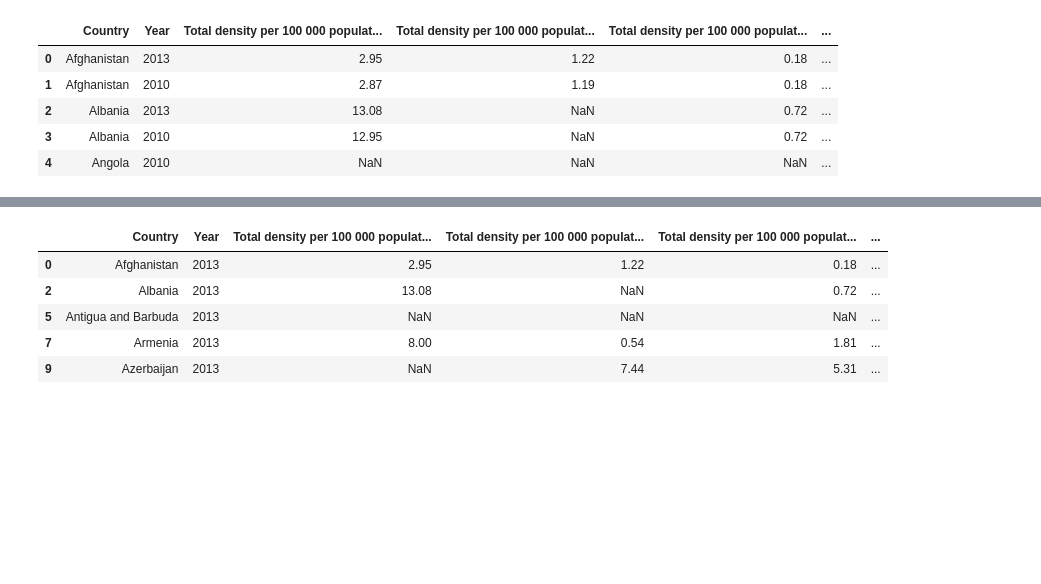
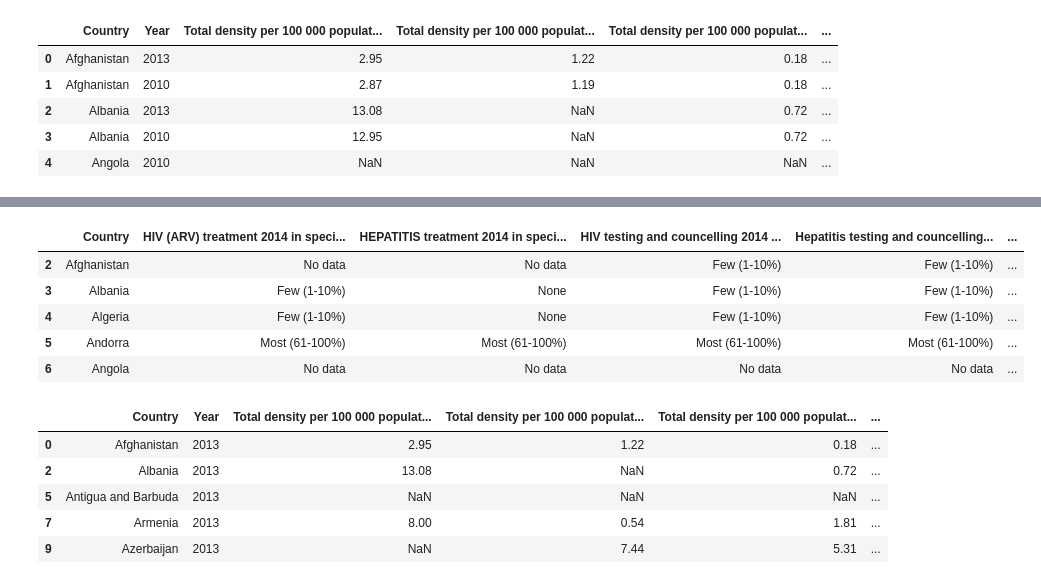
Before and after one commit to nvanrompaey/ImpactsHIVTreatment, a Jupyter notebook: CapstoneHIVtestings.ipynb, the cells around one changed output, grey strips where cells are left out. Cells and saved outputs as stored; diff of their text form; code cells hidden in the pictures; blank space fills up the shorter version.

```diff
--- a/CapstoneHIVtestings.ipynb
+++ b/CapstoneHIVtestings.ipynb
@@ -247,6 +230,23 @@ df4.head()
 | 2 | Afghanistan | No data | No data | Few (1-10%) | Few (1-10%) | ... |
 | 3 | Albania | Few (1-10%) | None | Few (1-10%) | Few (1-10%) | ... |
 | 4 | Algeria | Few (1-10%) | None | Few (1-10%) | Few (1-10%) | ... |
+# %%
+df4.columns = ['Country','HIV (ARV) treatment 2014 in specialized facilities and services',
+               'HEPATITIS treatment 2014 in specialized facilities and services',
+               'HIV testing and councelling 2014 in specialized facilities and services',
+               'Hepatitis testing and councelling 2014 in specialized facilities and services',
+               'Hepatitis Vaccination 2014 in specialized facilities and services']
+# %%
+df44 = df4.drop([0,1])
+# %%
+df44.head()
+# %% [output]
+|  | Country | HIV (ARV) treatment 2014 in speci... | HEPATITIS treatment 2014 in speci... | HIV testing and councelling 2014 ... | Hepatitis testing and councelling... | ... |
+| 2 | Afghanistan | No data | No data | Few (1-10%) | Few (1-10%) | ... |
+| 3 | Albania | Few (1-10%) | None | Few (1-10%) | Few (1-10%) | ... |
+| 4 | Algeria | Few (1-10%) | None | Few (1-10%) | Few (1-10%) | ... |
+| 5 | Andorra | Most (61-100%) | Most (61-100%) | Most (61-100%) | Most (61-100%) | ... |
+| 6 | Angola | No data | No data | No data | No data | ... |
 # %%
 df33 = df3[df3['Year']==2013]
 # %%
```
Also changed, not shown: parts of 8 cells of this notebook, 1 other file.
